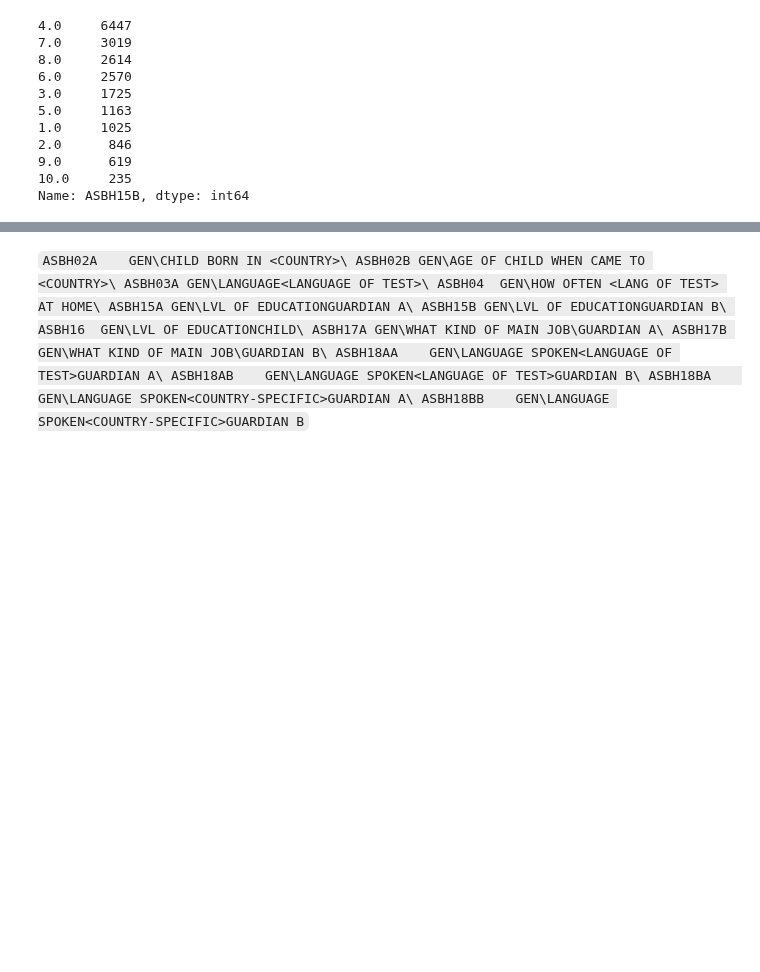
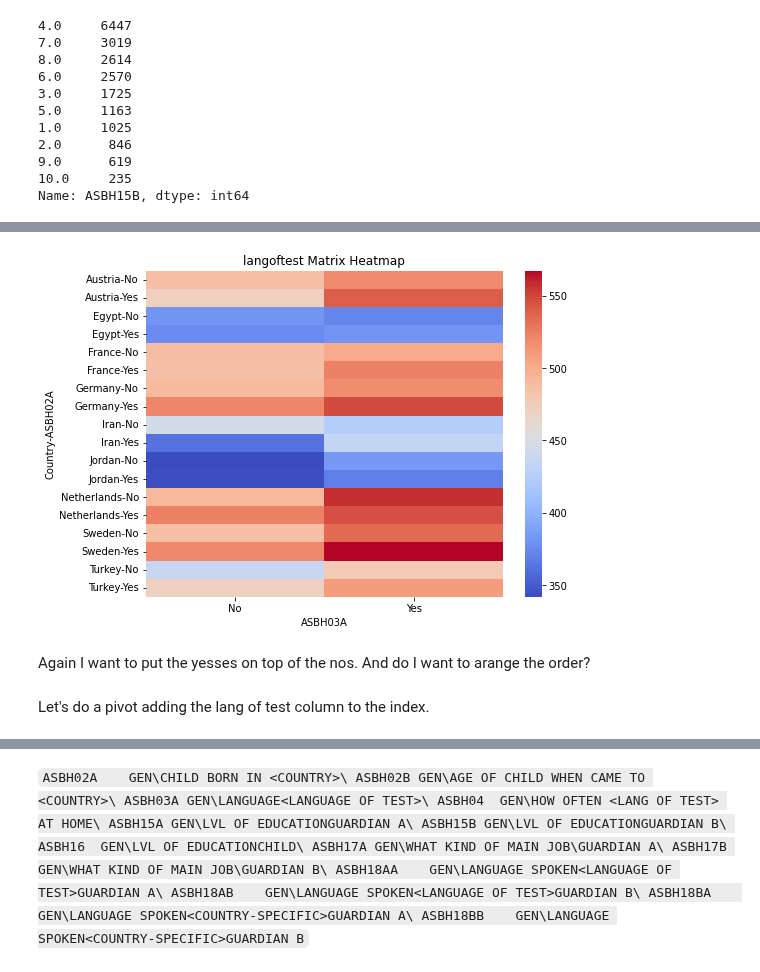
Before and after one commit to SophieESpencer/Comparison, a Jupyter notebook: 4.22 Analysis - explore correlations.ipynb, the cells around one changed output, grey strips where cells are left out. Saved outputs shown, nothing was run; the diff lists cells and outputs as text; code cells hidden in the pictures; blank space fills up the shorter version.

Commit message:
exploring ways of making a heatmap showing how age of arrival affects average score

```diff
--- a/4.22 Analysis - explore correlations.ipynb
+++ b/4.22 Analysis - explore correlations.ipynb
@@ -199,0 +156,8 @@ pivot = df_demo.pivot_table(values='avgscore', index=['Country','ASBH02A'],colum
+# %%
+# Columns to check
+columns_to_check = ['ASBH02A','ASBH02B','ASBH03A','ASBH04','ASBH16','ASBH18AA','ASBH18AB']
+
+# Drop rows where any of the specified columns have a value of 9.0
+condition = (df_demo[columns_to_check] != 9.0).all(axis=1)
+df_cleaned = df_demo.loc[condition]
+df_cleaned.shape
@@ -199,0 +166,8 @@ pivot = df_demo.pivot_table(values='avgscore', index=['Country','ASBH02A'],colum
+# %%
+# Columns to check
+columns_to_check2 = ['ASBH15A','ASBH15B','ASBH17A','ASBH17B']
+
+# Drop rows where any of the specified columns have a value of 999.0
+condition = (df_cleaned[columns_to_check2] != 999.0).all(axis=1)
+df_cleaned2 = df_cleaned.loc[condition]
+df_cleaned2.shape
@@ -199,0 +199,2 @@ pivot = df_demo.pivot_table(values='avgscore', index=['Country','ASBH02A'],colum
+# %%
+pivot_langoftest = df_cleaned2.pivot_table(values='avgscore', index=['Country','ASBH02A'],columns=['ASBH03A'] )
@@ -199,0 +222,17 @@ pivot = df_demo.pivot_table(values='avgscore', index=['Country','ASBH02A'],colum
+# %%
+plt.figure(figsize=(8, 6))
+
+# Create the heatmap
+sns.heatmap(pivot_langoftest, annot=False, cmap='coolwarm')
+
+# Add a title
+plt.title('langoftest Matrix Heatmap')
+
+# Show the plot
+plt.show()
+# %% [output]
+[figure, added]
+# %% [markdown]
+Again I want to put the yesses on top of the nos. And do I want to arange the order?
+# %% [markdown]
+Let's do a pivot adding the lang of test column to the index.
```
Also changed, not shown: parts of 40 cells of this notebook, 1 other file.
